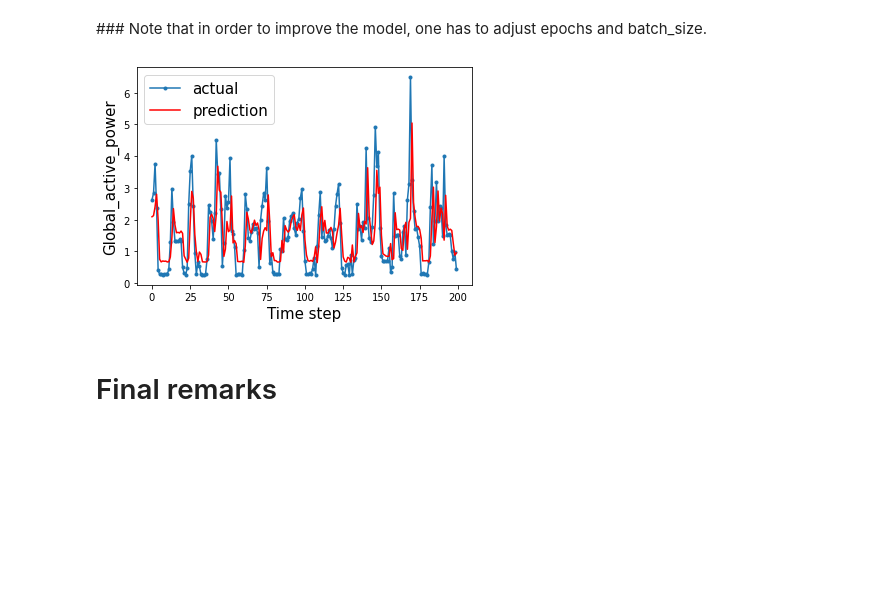
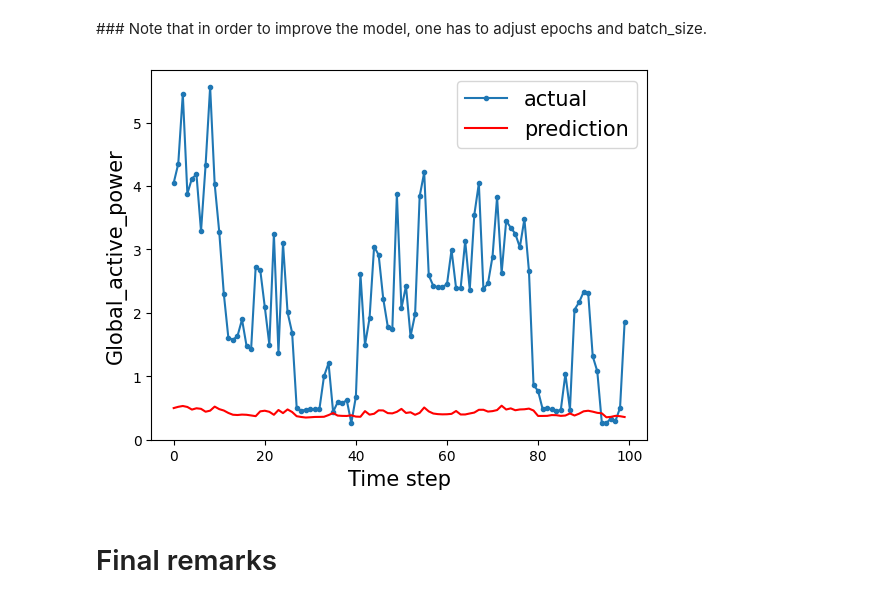
Before and after one commit to ml-g-b/DeepLearning3, a Jupyter notebook: TP3c_LSTM_TimesSeries.ipynb, the cells around one changed output. Saved outputs shown, nothing was run; the diff lists cells and outputs as text; code cells hidden in the pictures; blank space fills up the shorter version.

```diff
--- a/TP3c_LSTM_TimesSeries.ipynb
+++ b/TP3c_LSTM_TimesSeries.ipynb
@@ -74,7 +73,7 @@ from keras.layers import Dropout
 ## we assume it is 'data' but change it accordingly
 
 
-df = pd.read_csv('./data/household_power_consumption.txt', sep=';',
+df = pd.read_csv('./household_power_consumption.txt', sep=';',
                  parse_dates={'dt' : ['Date', 'Time']}, infer_datetime_format=True,
                  low_memory=False, na_values=['nan','?'], index_col='dt')
 # %% [markdown]
@@ -417,7 +418,7 @@ print(reframed.head())
 # split into train and test sets
 values = reframed.values
 
-n_train_time = 365*24
+n_train_time = 165
 train = values[:n_train_time, :]
 test = values[n_train_time:, :]
 ##test = values[n_train_time:n_test_time, :]
@@ -518,16 +518,16 @@ Test RMSE: 0.677
 # %%
 ## time steps, every step is one hour (you can easily convert the time step to the actual time index)
 ## for a demonstration purpose, I only compare the predictions in 200 hours.
 
-aa=[x for x in range(200)]
-plt.plot(aa, inv_y[:200], marker='.', label="actual")
-plt.plot(aa, inv_yhat[:200], 'r', label="prediction")
+aa=[x for x in range(100)]
+plt.plot(aa, inv_y[:100], marker='.', label="actual")
+plt.plot(aa, inv_yhat[:100], 'r', label="prediction")
 plt.ylabel('Global_active_power', size=15)
 plt.xlabel('Time step', size=15)
 plt.legend(fontsize=15)
 plt.show()
 # %% [output]
-[figure, old version]
+[figure, new version]
 # %% [markdown]
 # Final remarks
 # %% [markdown]
```
Also changed, not shown: parts of 25 cells of this notebook.
